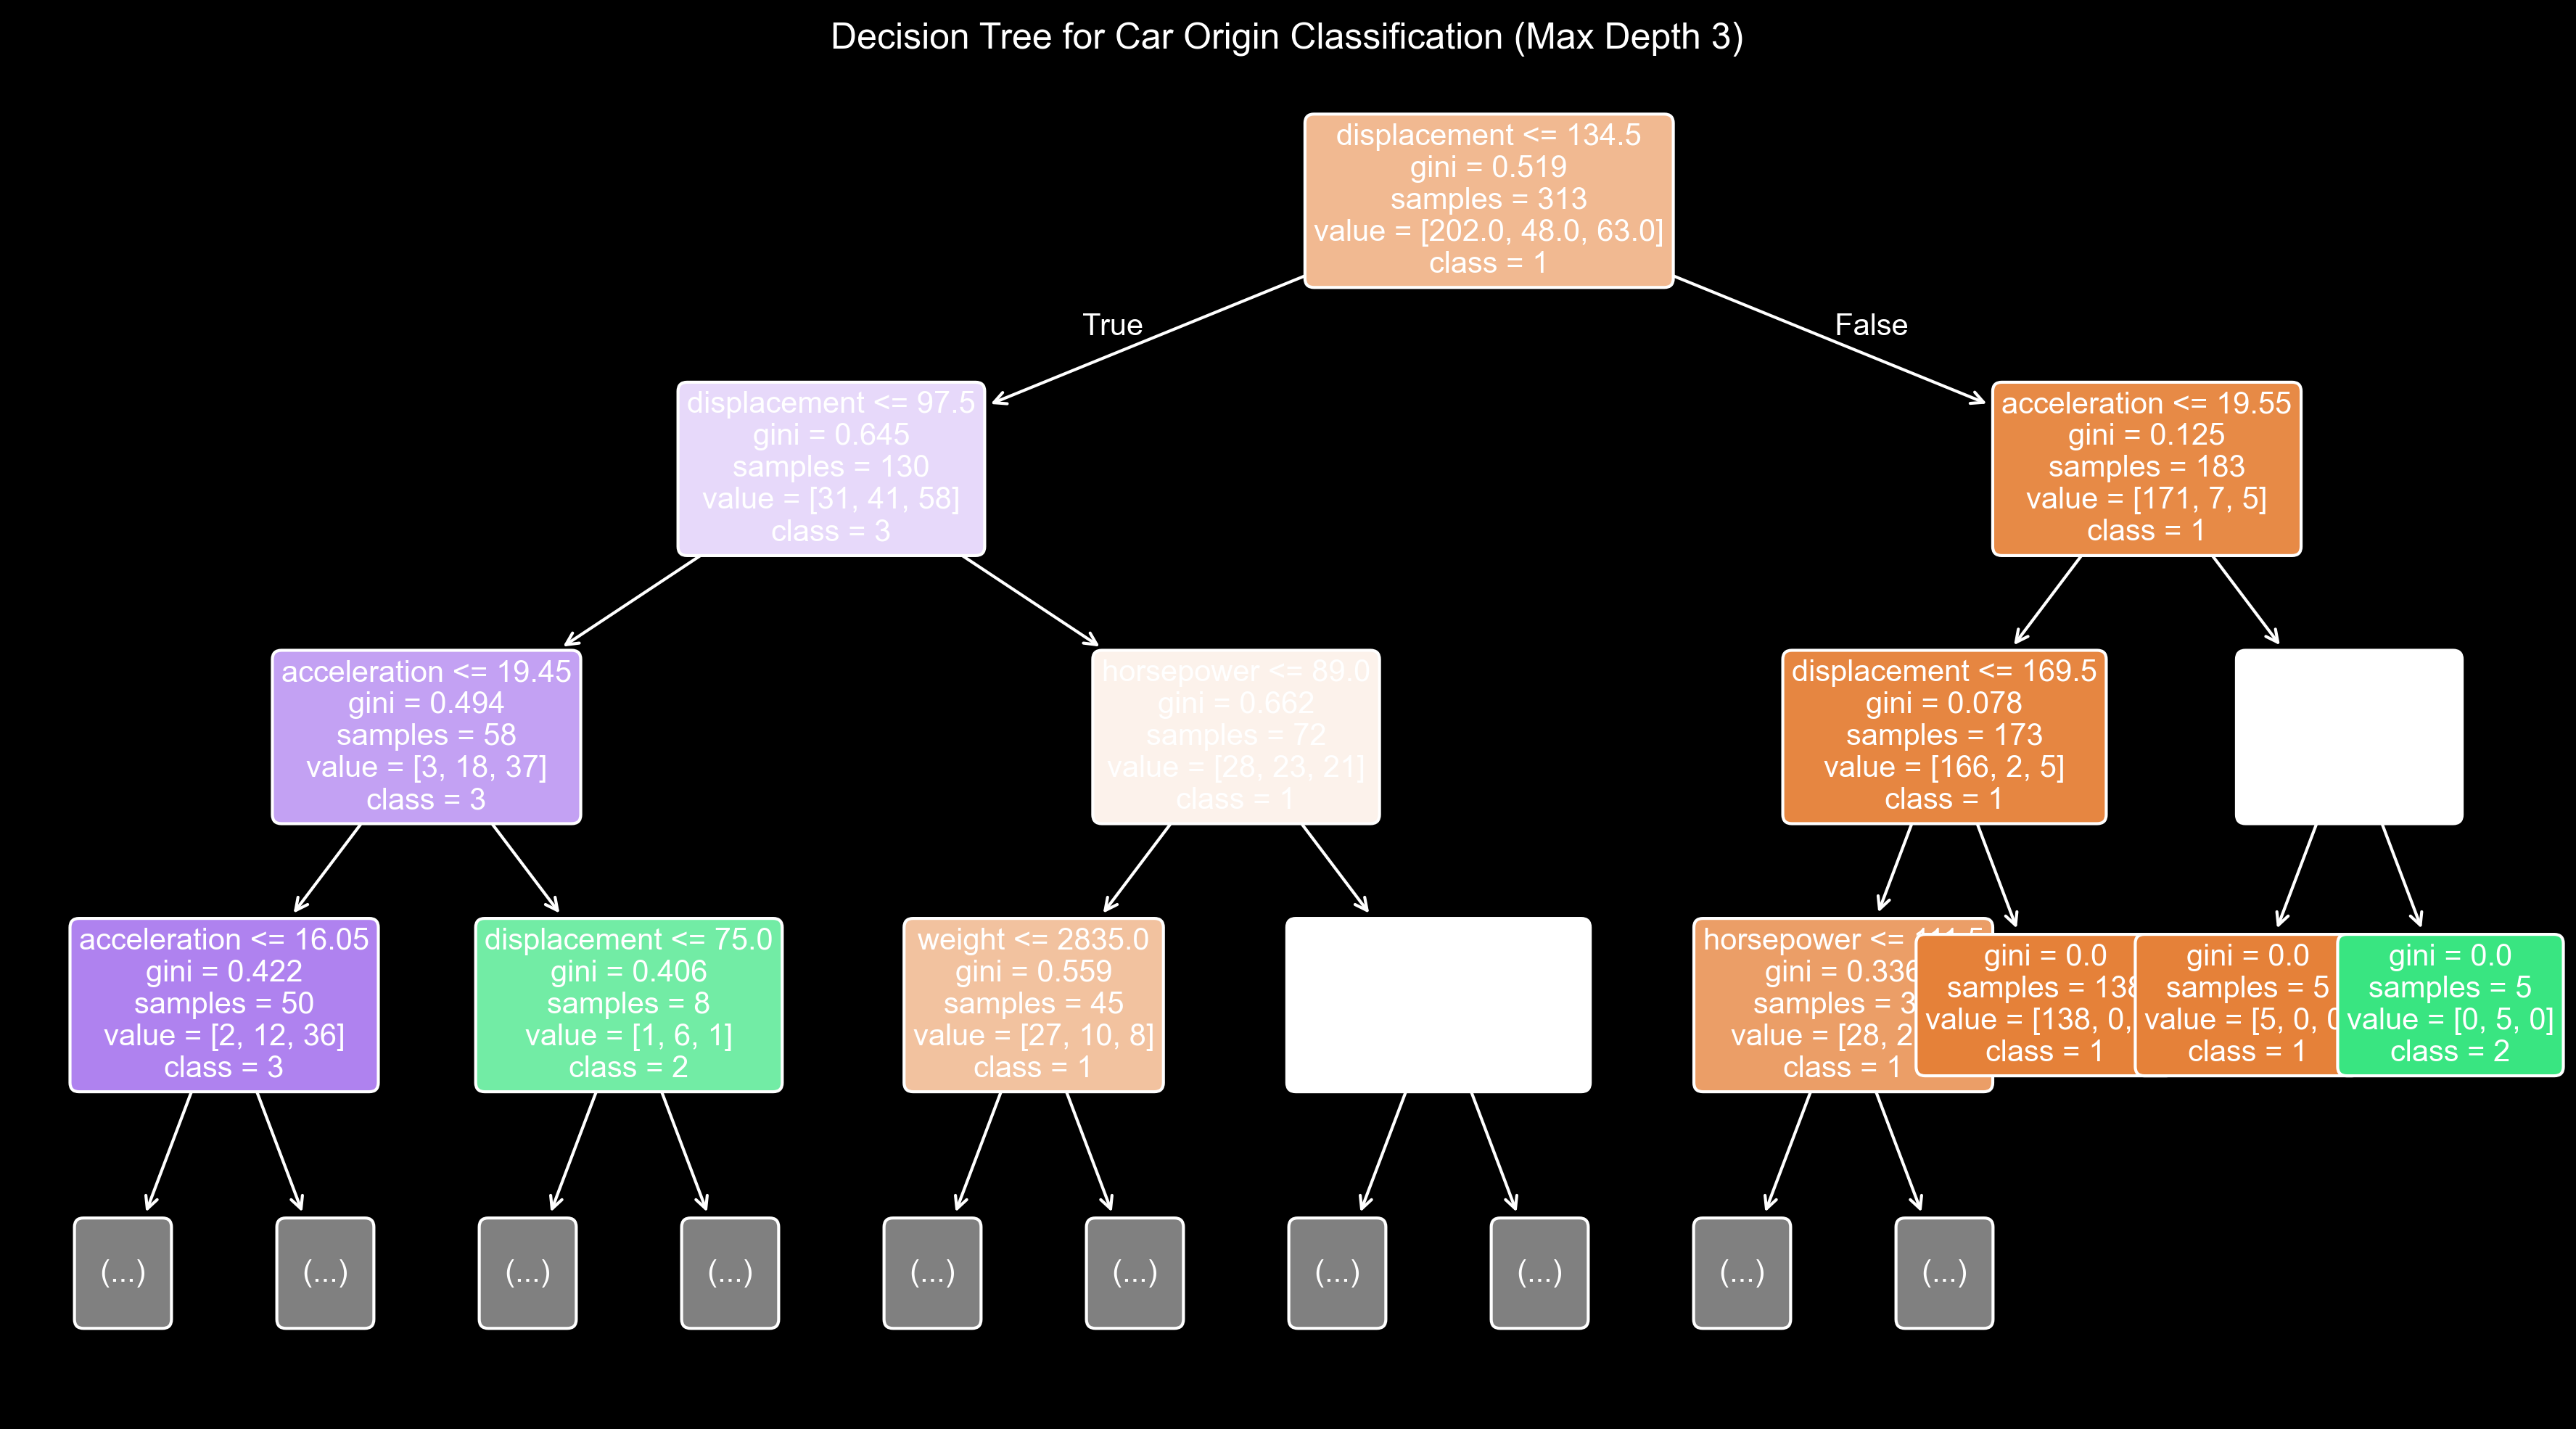
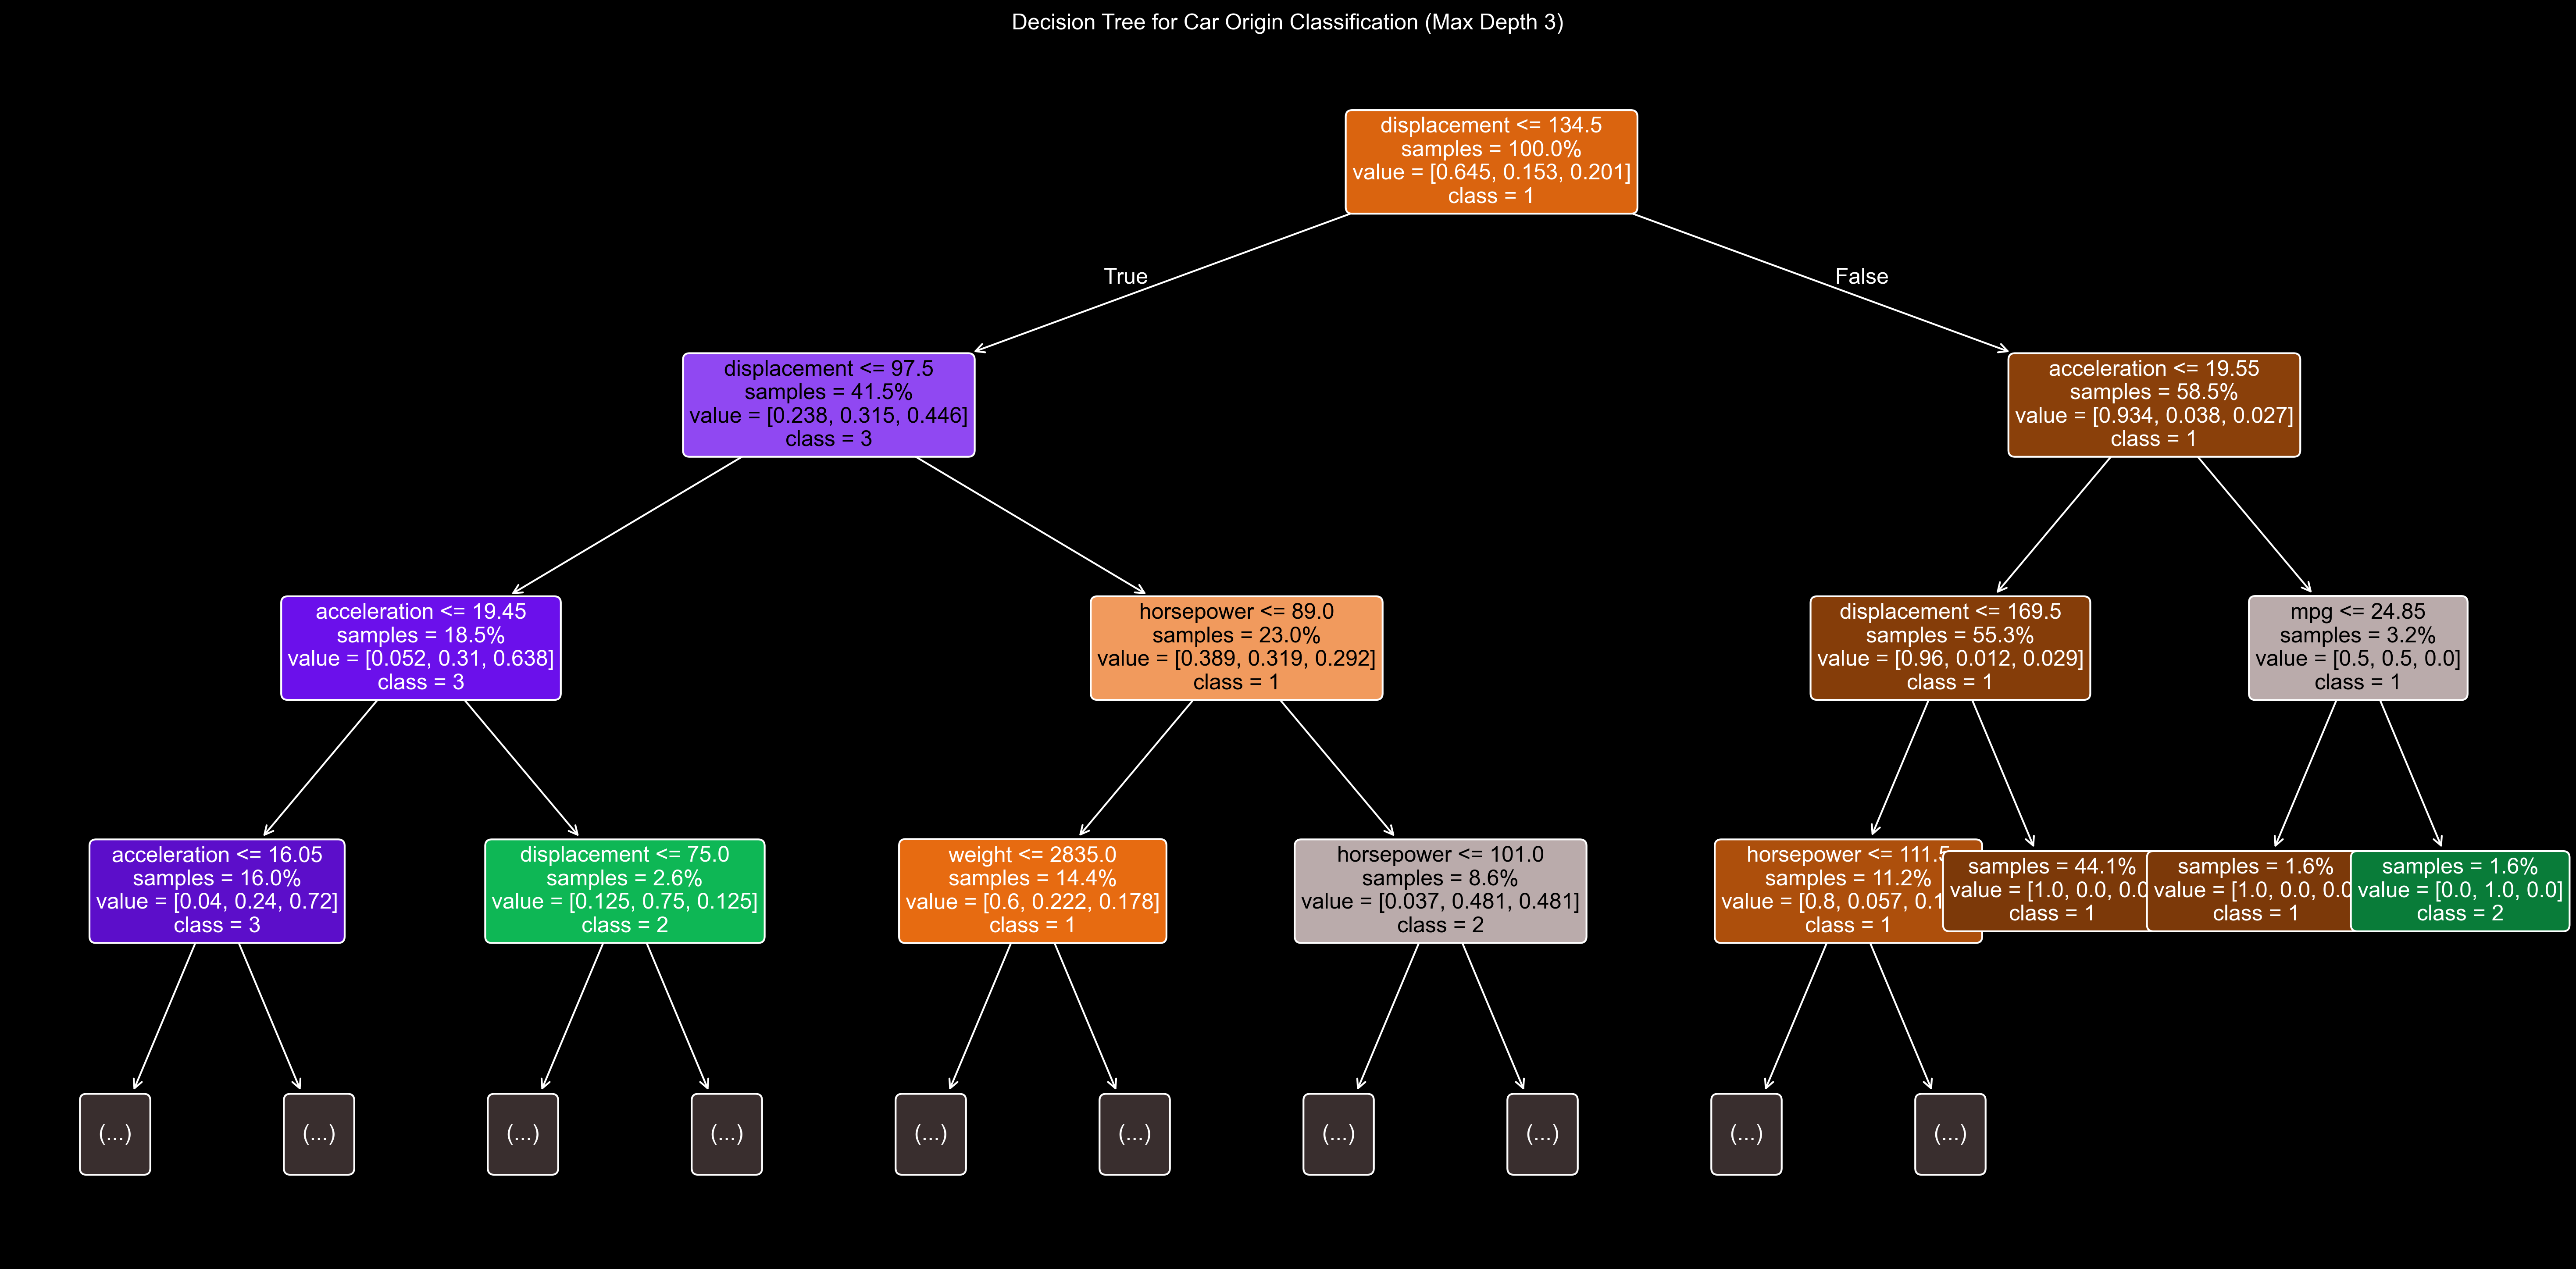
The notebook cell's code change between the first figure and the second:
--- before
+++ after
@@ -3,13 +3,37 @@
 # Visualize Decision Tree
 # To keep the tree readable for a paper, we limit the depth
-plt.figure(figsize=(15, 8), dpi=300)
-plot_tree(dt_model,
+plt.figure(figsize=(25, 12), dpi=300) # Increased figure size to reduce overlap
+annotations = plot_tree(dt_model,
           feature_names=features,
           class_names=[str(c) for c in dt_model.classes_],
           filled=True,
           rounded=True,
-          fontsize=10,
+          fontsize=12, # Slightly larger font for better readability
+          impurity=False, # Removed impurity to reduce clutter and make text more readable
+          proportion=True, # Show proportions to make numbers smaller and cleaner
           max_depth=3) # Limit depth for visualization
+
+# Darken the background of nodes to improve text readability
+import colorsys
+for ann in annotations:
+    bbox_patch = ann.get_bbox_patch()
+    if bbox_patch is not None:
+        fc = bbox_patch.get_facecolor()
+        r, g, b, a = fc
+        h, l, s = colorsys.rgb_to_hls(r, g, b)
+        # Darken the lightness (l) by a significant amount (e.g., 30%)
+        # and increase saturation (s) to keep it colorful
+        new_l = max(0, l - 0.3)
+        new_s = min(1, s + 0.1)
+        new_r, new_g, new_b = colorsys.hls_to_rgb(h, new_l, new_s)
+        bbox_patch.set_facecolor((new_r, new_g, new_b, a))
+        
+        # Adjust text color for contrast
+        if new_l < 0.5:
+            ann.set_color('white')
+        else:
+            ann.set_color('black')
+
 plt.title("Decision Tree for Car Origin Classification (Max Depth 3)")
-plt.savefig("decision_tree.png", bbox_inches='tight')
+plt.savefig("decision_tree.png", bbox_inches='tight', pad_inches=0.1)
 plt.show()

Commit: made colors darker